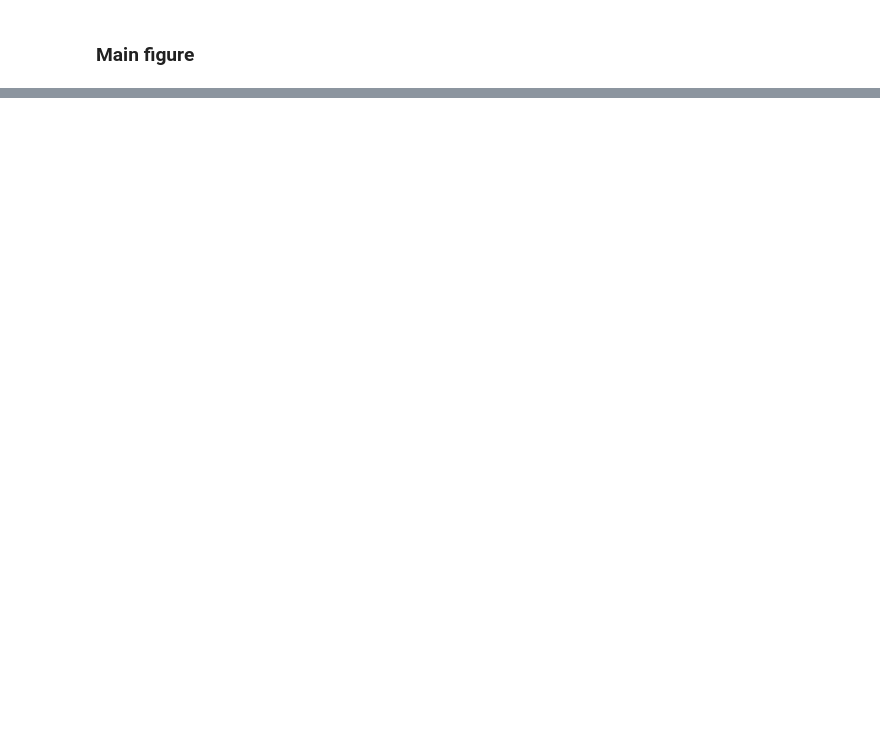
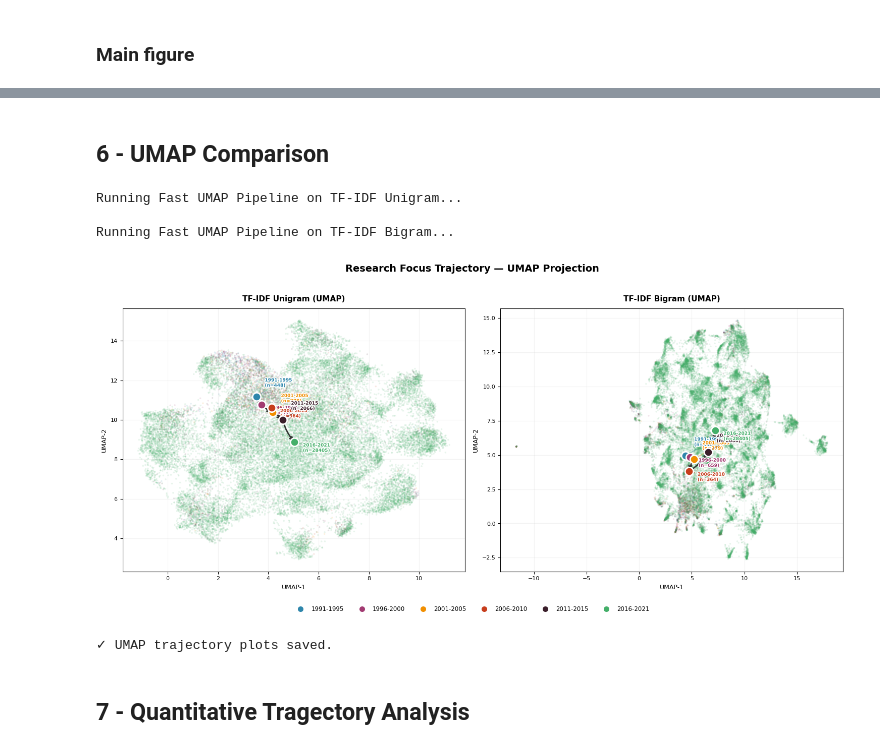
Before and after one commit to guruanand20/nlp-corpus-analysis, a Jupyter notebook: notebooks/03_pca_trajectory.ipynb, the cells around one changed output, grey strips where cells are left out. Saved outputs shown, nothing was run; the diff lists cells and outputs as text; code cells hidden in the pictures; blank space fills up the shorter version.

```diff
--- a/notebooks/03_pca_trajectory.ipynb
+++ b/notebooks/03_pca_trajectory.ipynb
@@ -242,0 +324,61 @@ PCA trajectory plots saved to figures/
+# %% [markdown]
+## 6 - UMAP Comparison
+# %%
+if HAS_UMAP:
+    def reduce_umap_pipeline(sparse_matrix, n_svd=50, n_neighbors=30, min_dist=0.3, metric='cosine', random_state=RANDOM_STATE):
+
+        svd = TruncatedSVD(n_components=n_svd, random_state=random_state)
+        dense_50d = svd.fit_transform(sparse_matrix)
+
+        dense_50d_norm = normalize(dense_50d, norm='l2')
+
+        reducer = umap.UMAP(n_components=2, n_neighbors=n_neighbors, min_dist=min_dist, metric=metric, random_state=random_state)
+        coords_2d = reducer.fit_transform(dense_50d_norm)
+
+        return coords_2d
+
+    print("Running Fast UMAP Pipeline on TF-IDF Unigram...")
+    umap_uni = reduce_umap_pipeline(tfidf_uni_matrix)
+
+    print("\nRunning Fast UMAP Pipeline on TF-IDF Bigram...")
+    umap_bi  = reduce_umap_pipeline(tfidf_bi_matrix)
+
+    umap_centroids_uni = compute_centroids(umap_uni, period_labels)
+    umap_centroids_bi  = compute_centroids(umap_bi,  period_labels)
+    # SBERT/LDA ARRIVE
+    # print("Running UMAP on SBERT...")
+    # umap_sbert = reduce_umap(sbert_matrix)
+    # print("Running UMAP on LDA...")
+    # umap_lda   = reduce_umap(lda_matrix, metric='hellinger')
+    # umap_centroids_sbert = compute_centroids(umap_sbert, period_labels)
+    # umap_centroids_lda   = compute_centroids(umap_lda,   period_labels)
+
+    fig_u, axes_u = plt.subplots(1, 2, figsize=(15, 6.5))
+    fig_u.suptitle('Research Focus Trajectory — UMAP Projection',
+                   fontsize=14, fontweight='bold', y=1.02)
+
+    umap_evr_label = ['UMAP-1', 'UMAP-2']
+
+    plot_trajectory(axes_u[0], umap_uni, period_labels, umap_centroids_uni,
+                    'TF-IDF Unigram (UMAP)', umap_evr_label)
+    plot_trajectory(axes_u[1], umap_bi, period_labels, umap_centroids_bi,
+                    'TF-IDF Bigram (UMAP)', umap_evr_label)
+
+    fig_u.legend(handles=legend_handles, loc='lower center', ncol=6,
+                 fontsize=8.5, frameon=False, bbox_to_anchor=(0.5, -0.06))
+
+    plt.tight_layout()
+    fig_u.savefig(os.path.join(FIGURES_DIR, 'umap_trajectory_comparison.png'),
+                  dpi=200, bbox_inches='tight')
+    plt.show()
+    print("✓ UMAP trajectory plots saved.")
+else:
+    print("UMAP skipped.")
+# %% [output]
+Running Fast UMAP Pipeline on TF-IDF Unigram...
+
+Running Fast UMAP Pipeline on TF-IDF Bigram...
+[figure, added]
+✓ UMAP trajectory plots saved.
+# %% [markdown]
+## 7 - Quantitative Tragectory Analysis
```
Also changed, not shown: parts of 20 cells of this notebook, 5 other files.
